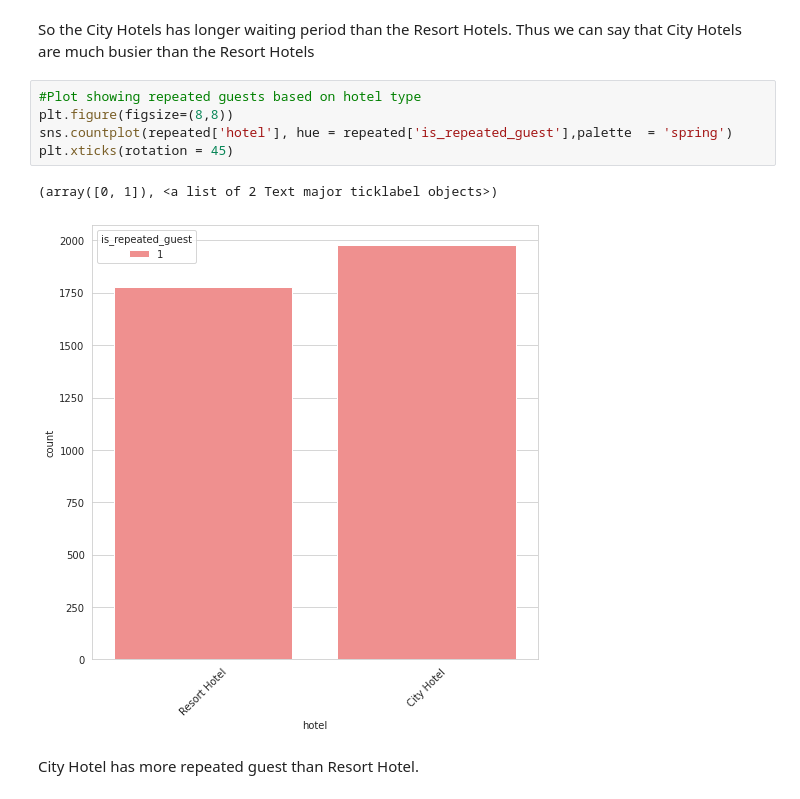
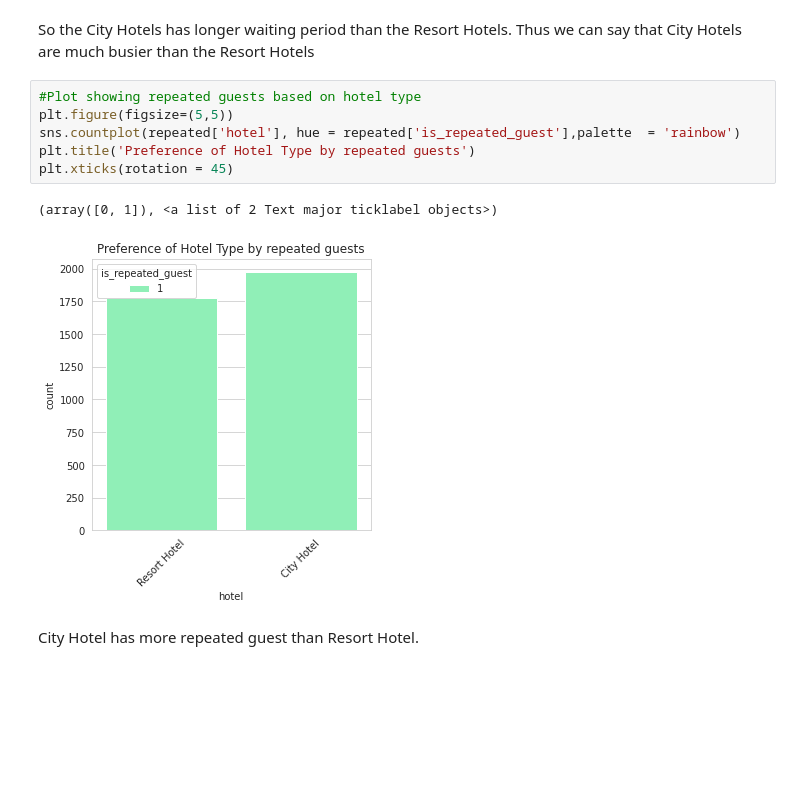
Before and after one commit to AnannyaSagar/Exploratory-Data-Analysis-of-Hotel-Booking-Dataset, a Jupyter notebook: EDA_of_Hotel_Booking_Analysis_(Individual_Notebook)_Capstone_Project.ipynb, the cells around one changed output. Cells and saved outputs as stored; diff of their text form; blank space fills up the shorter version.

```diff
--- a/EDA_of_Hotel_Booking_Analysis_(Individual_Notebook)_Capstone_Project.ipynb
+++ b/EDA_of_Hotel_Booking_Analysis_(Individual_Notebook)_Capstone_Project.ipynb
@@ -1027,12 +1055,13 @@ sns.barplot(x=df1['hotel'],y=df1['days_in_waiting_list'],palette='rainbow')
 So the City Hotels has longer waiting period than the Resort Hotels. Thus we can say that City Hotels are much busier than the Resort Hotels
 # %%
 #Plot showing repeated guests based on hotel type
-plt.figure(figsize=(8,8))
-sns.countplot(repeated['hotel'], hue = repeated['is_repeated_guest'],palette  = 'spring')
+plt.figure(figsize=(5,5))
+sns.countplot(repeated['hotel'], hue = repeated['is_repeated_guest'],palette  = 'rainbow')
+plt.title('Preference of Hotel Type by repeated guests')
 plt.xticks(rotation = 45)
 # %% [output]
 (array([0, 1]), <a list of 2 Text major ticklabel objects>)
-[figure, old version]
+[figure, new version]
 # %% [markdown]
 City Hotel has more repeated guest than Resort Hotel.
 # %%
```
Also changed, not shown: parts of 69 cells of this notebook.
